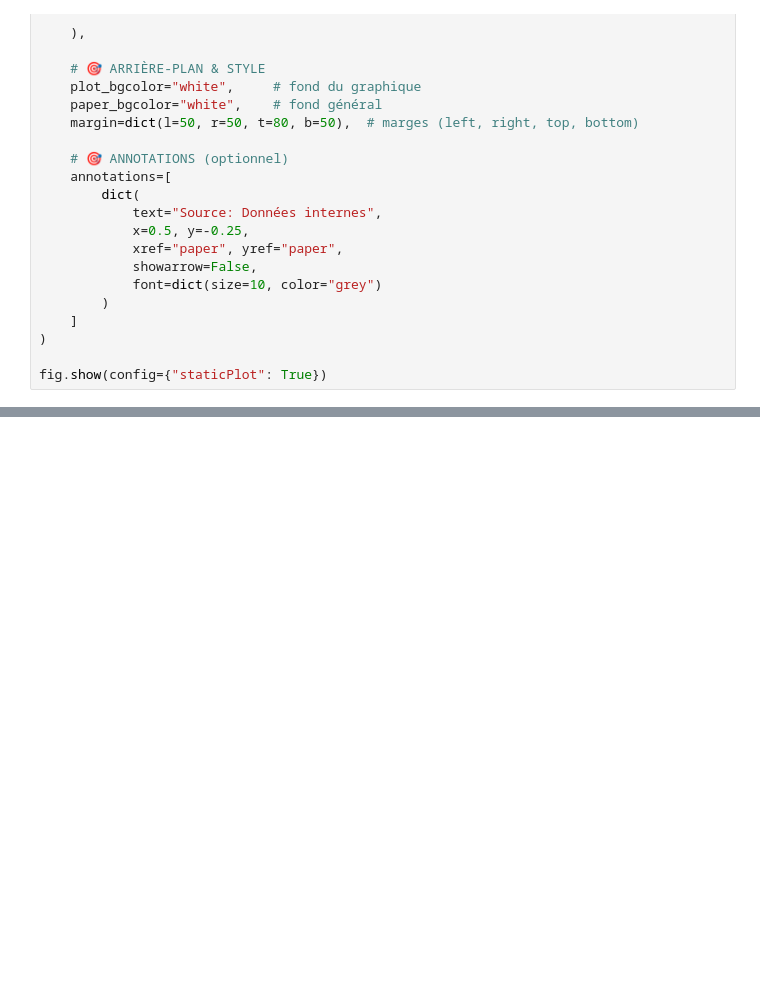
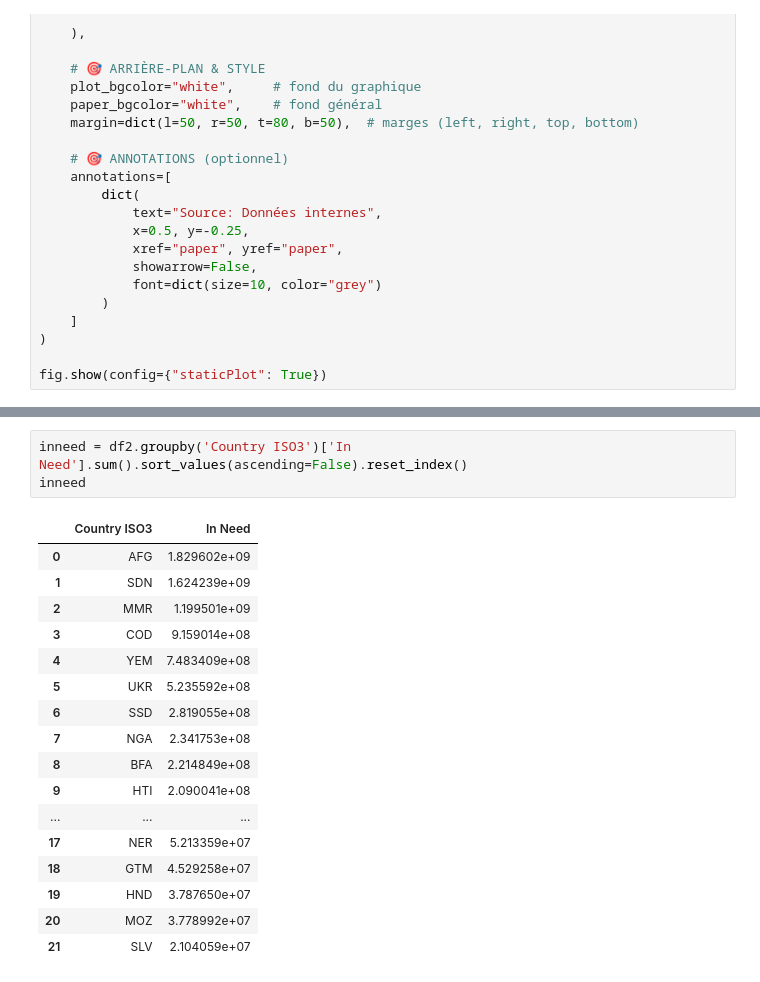
Before and after one commit to nevillemakoyi/dataviz, a Jupyter notebook: notebooks/rapport.ipynb, the cells around one changed output, grey strips where cells are left out. Drawn from its saved outputs; the diff is of its cells as text; blank space fills up the shorter version.

```diff
--- a/notebooks/rapport.ipynb
+++ b/notebooks/rapport.ipynb
@@ -383,0 +430,21 @@ fig.show(config={"staticPlot": True})
+# %%
+inneed = df2.groupby('Country ISO3')['In Need'].sum().sort_values(ascending=False).reset_index()
+inneed
+# %% [output]
+|  | Country ISO3 | In Need |
+| 0 | AFG | 1.829602e+09 |
+| 1 | SDN | 1.624239e+09 |
+| 2 | MMR | 1.199501e+09 |
+| 3 | COD | 9.159014e+08 |
+| 4 | YEM | 7.483409e+08 |
+| 5 | UKR | 5.235592e+08 |
+| 6 | SSD | 2.819055e+08 |
+| 7 | NGA | 2.341753e+08 |
+| 8 | BFA | 2.214849e+08 |
+| 9 | HTI | 2.090041e+08 |
+| ... | ... | ... |
+| 17 | NER | 5.213359e+07 |
+| 18 | GTM | 4.529258e+07 |
+| 19 | HND | 3.787650e+07 |
+| 20 | MOZ | 3.778992e+07 |
+| 21 | SLV | 2.104059e+07 |
```
Also changed, not shown: parts of 3 cells of this notebook.
